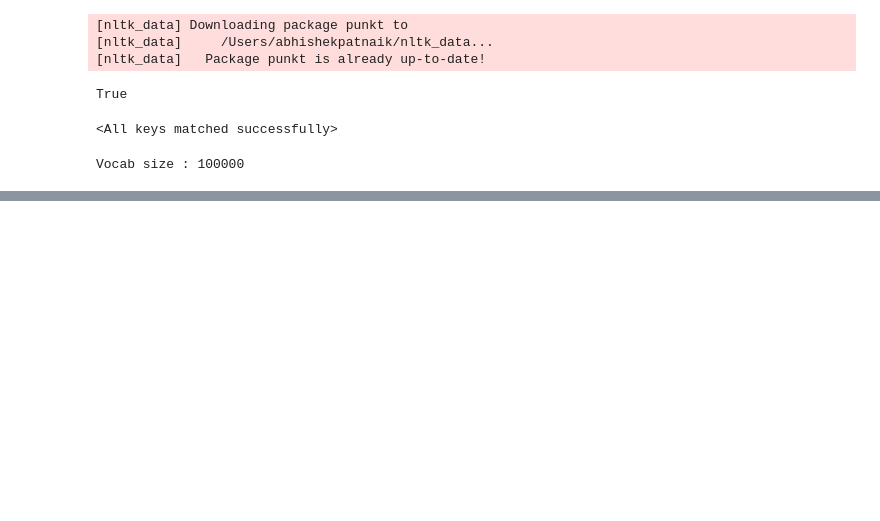
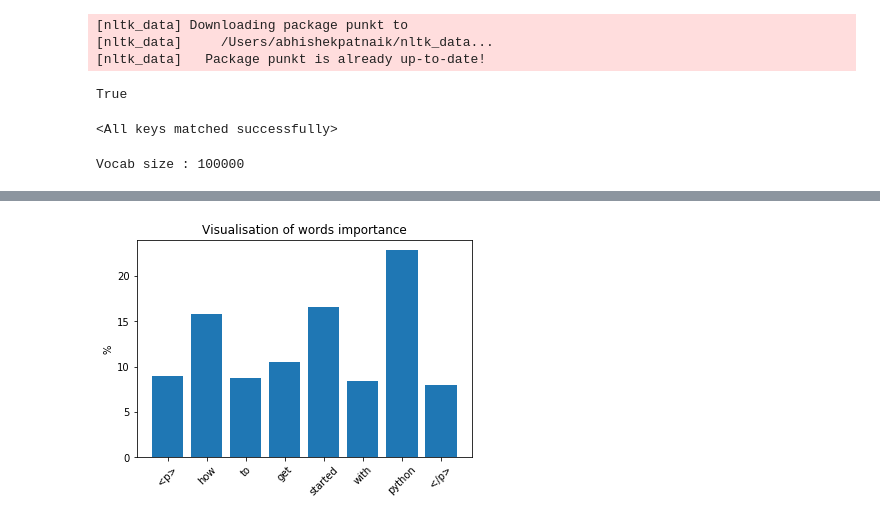
Before and after one commit to AbhishekPatnaik/quora-duplication-questions-nlp, a Jupyter notebook: analysis.ipynb, the cells around one changed output, grey strips where cells are left out. Saved outputs shown, nothing was run; the diff lists cells and outputs as text; code cells hidden in the pictures; blank space fills up the shorter version.

```diff
--- a/analysis.ipynb
+++ b/analysis.ipynb
@@ -304,0 +255,4 @@ def cosine(u, v):
+# %%
+_, _ = model.visualize('how to get started with python')
+# %% [output]
+[figure, added]
```
Also changed, not shown: parts of 35 cells of this notebook.
